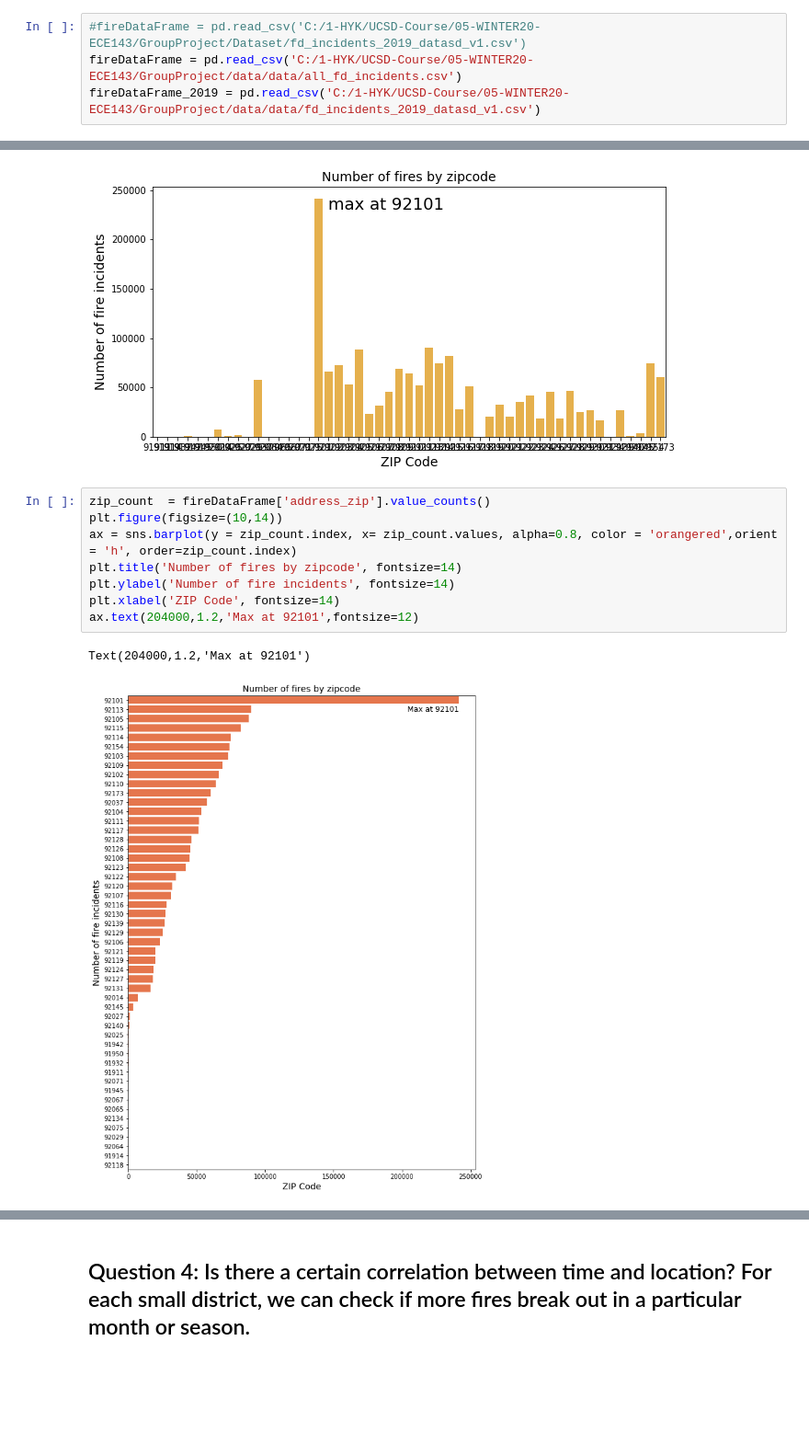
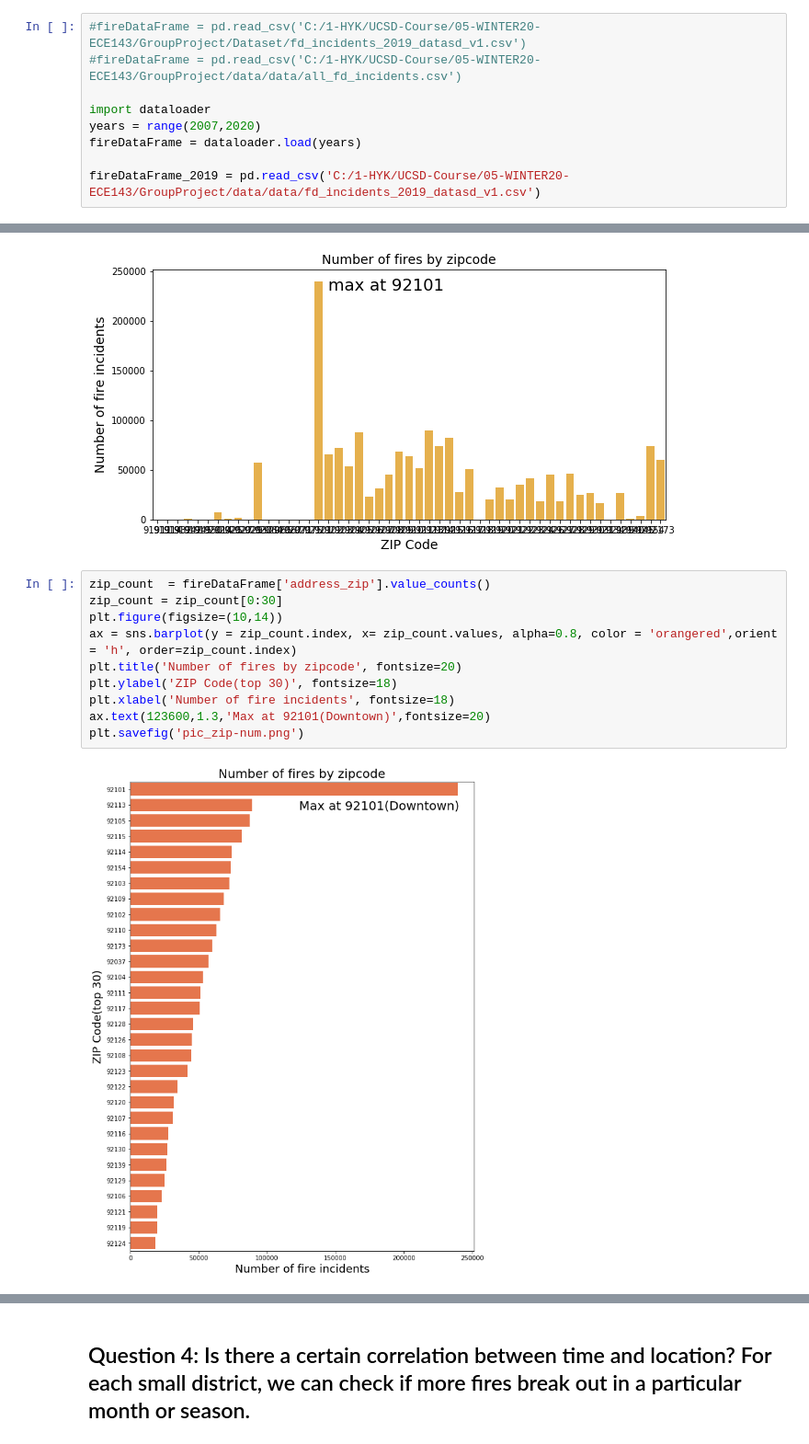
Before and after one commit to hundredball/ECE143_Project_Group24, a Jupyter notebook: FireIncidents.ipynb, the cells around one changed output, grey strips where cells are left out. Shown at 92% size. Cells and saved outputs as stored; diff of their text form; blank space fills up the shorter version.

```diff
--- a/FireIncidents.ipynb
+++ b/FireIncidents.ipynb
@@ -24,5 +24,10 @@ os.chdir('C:/1-HYK/UCSD-Course/05-WINTER20-ECE143/GroupProject/data/data')
 #combined_dataset.to_csv( "combined_dataset.csv", index=False, encoding='utf-8-sig')
 # %%
 #fireDataFrame = pd.read_csv('C:/1-HYK/UCSD-Course/05-WINTER20-ECE143/GroupProject/Dataset/fd_incidents_2019_datasd_v1.csv')
-fireDataFrame = pd.read_csv('C:/1-HYK/UCSD-Course/05-WINTER20-ECE143/GroupProject/data/data/all_fd_incidents.csv')
+#fireDataFrame = pd.read_csv('C:/1-HYK/UCSD-Course/05-WINTER20-ECE143/GroupProject/data/data/all_fd_incidents.csv')
+
+import dataloader
+years = range(2007,2020)
+fireDataFrame = dataloader.load(years)
+
 fireDataFrame_2019 = pd.read_csv('C:/1-HYK/UCSD-Course/05-WINTER20-ECE143/GroupProject/data/data/fd_incidents_2019_datasd_v1.csv')
@@ -174,12 +181,13 @@ Text(17,230000,'max at 92101')
 [figure]
 # %%
 zip_count  = fireDataFrame['address_zip'].value_counts()
+zip_count = zip_count[0:30]
 plt.figure(figsize=(10,14))
 ax = sns.barplot(y = zip_count.index, x= zip_count.values, alpha=0.8, color = 'orangered',orient = 'h', order=zip_count.index)
-plt.title('Number of fires by zipcode', fontsize=14)
-plt.ylabel('Number of fire incidents', fontsize=14)
-plt.xlabel('ZIP Code', fontsize=14)
-ax.text(204000,1.2,'Max at 92101',fontsize=12)
+plt.title('Number of fires by zipcode', fontsize=20)
+plt.ylabel('ZIP Code(top 30)', fontsize=18)
+plt.xlabel('Number of fire incidents', fontsize=18)
+ax.text(123600,1.3,'Max at 92101(Downtown)',fontsize=20)
+plt.savefig('pic_zip-num.png')
 # %% [output]
-Text(204000,1.2,'Max at 92101')
-[figure, old version]
+[figure, new version]
```
Also changed, not shown: parts of 9 cells of this notebook.
